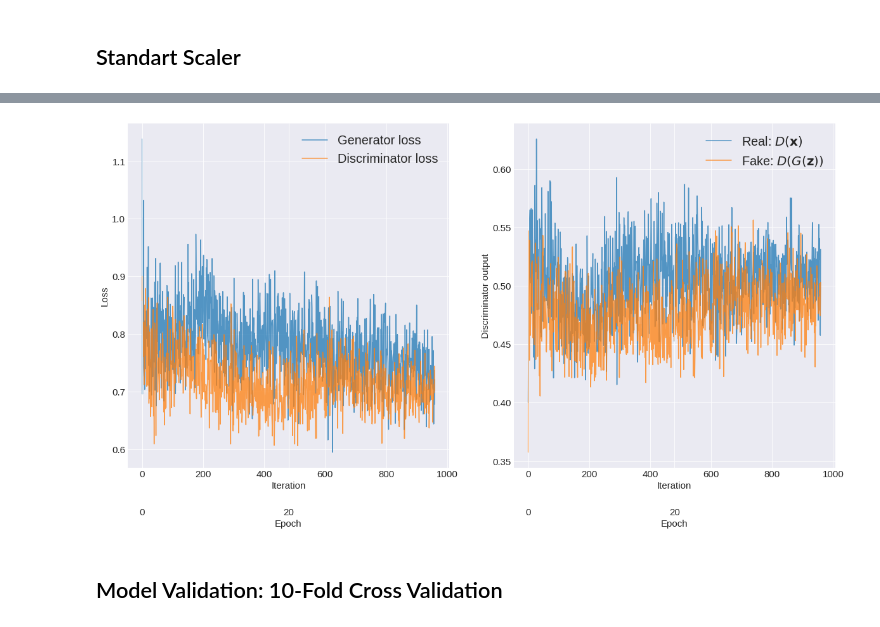
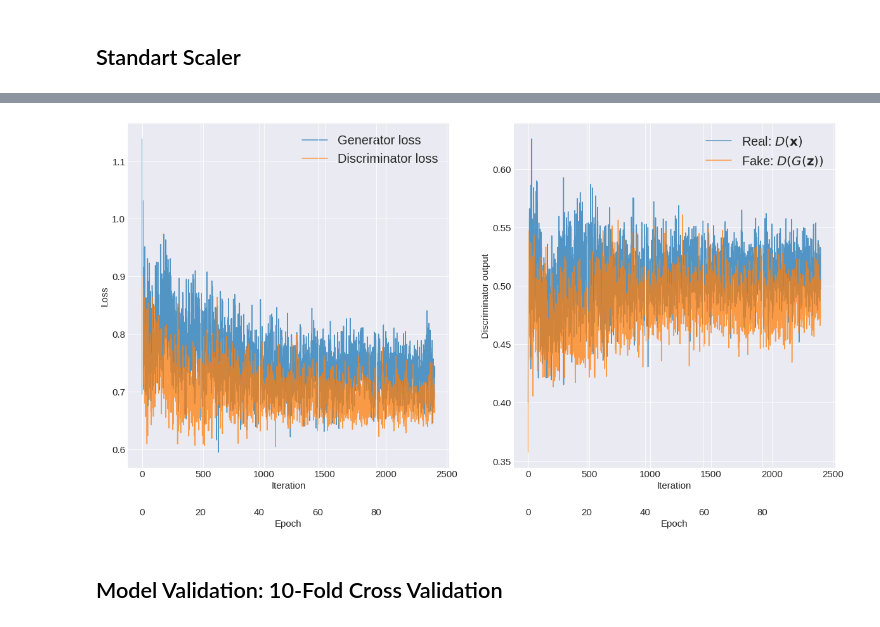
Before and after one commit to PaulBFB/master_thesis, a Jupyter notebook: diabetes-prediction-with-logistic-regression.ipynb, the cells around one changed output, grey strips where cells are left out. Cells and saved outputs as stored; diff of their text form; code cells hidden in the pictures.

Commit message:
:broom: cleanup of old models and images

```diff
--- a/diabetes-prediction-with-logistic-regression.ipynb
+++ b/diabetes-prediction-with-logistic-regression.ipynb
@@ -240,7 +240,7 @@ X = df.drop(["Outcome"], axis=1)
 
 log_model = LogisticRegression().fit(X, y)
 # %%
-enh = enhance_data(x_train=X, y_train=y, force_generator=True, synthetic_share=.1)
+enh = enhance_data(x_train=X, y_train=y, force_generator=True, synthetic_share=.1, generator_epochs=100)
 # %% [output]
 fitting new generator on smaller data
 Epoch 001 | ET 0.01 min | Avg Losses >> G/D 0.8299/1.5746 [D-Real: 0.8216 D-Fake: 0.7531]
@@ -262,4 +262,4 @@ image saved to: ./img/e_40_layers_2_units_5.png
-[figure, old version]
+[figure, new version]
 # %%
 log_model_s = LogisticRegression().fit(enh['x_train_processed'], enh['y_train'])
 # %% [markdown]
```
Also changed, not shown: parts of 3 cells of this notebook, 6 other files.
